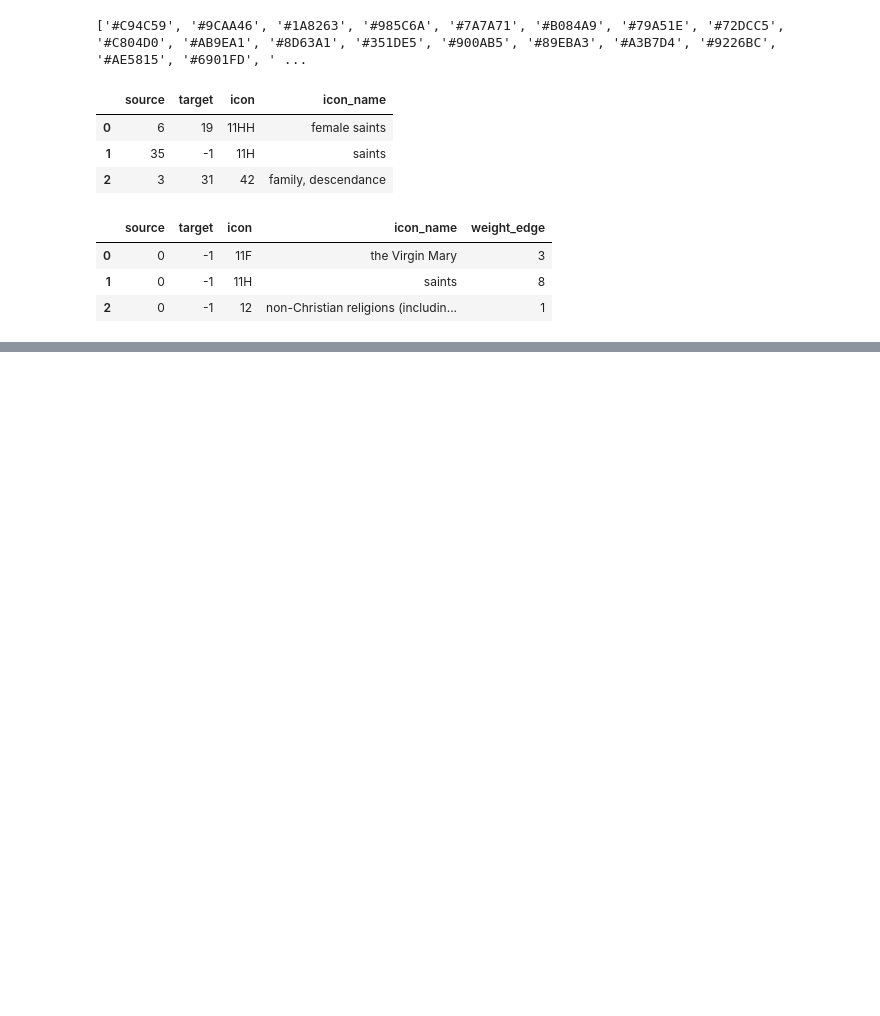
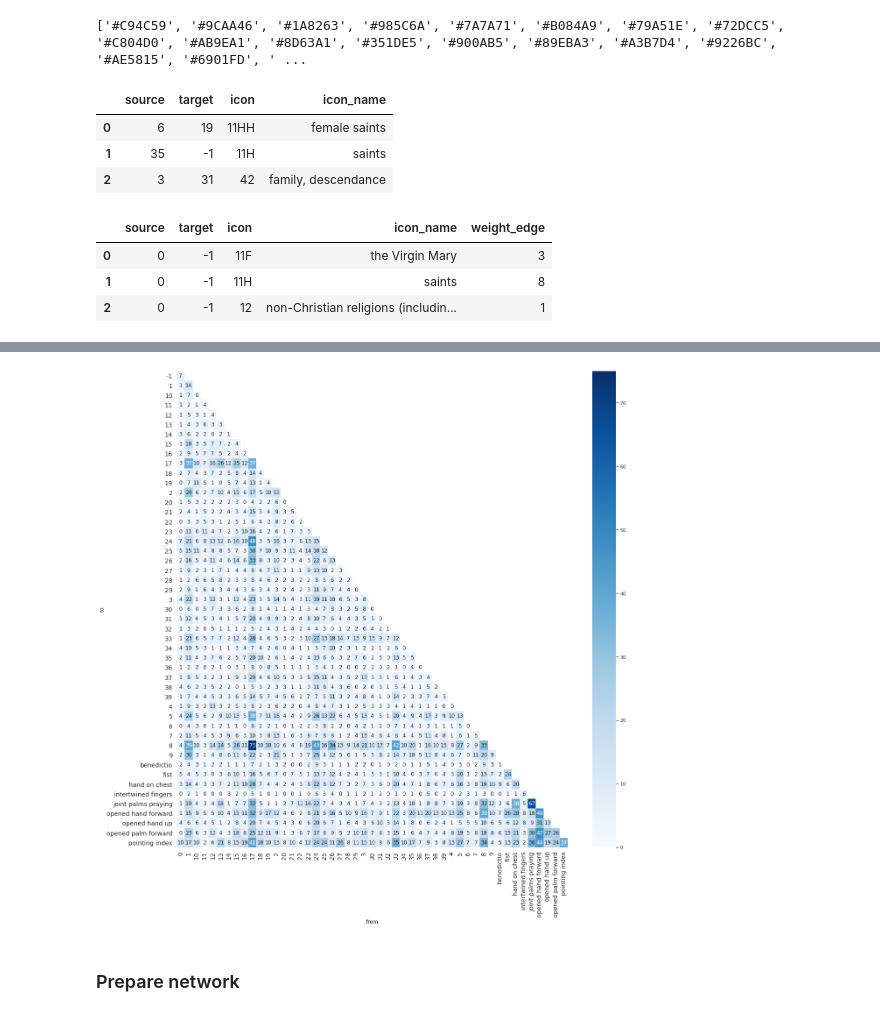
Before and after one commit to VBernasconi/Network_hands, a Jupyter notebook: Interactive_network_creation_08_2023.ipynb, the cells around one changed output, grey strips where cells are left out. Drawn from its saved outputs; the diff is of its cells as text; code cells hidden in the pictures; blank space fills up the shorter version.

```diff
--- a/Interactive_network_creation_08_2023.ipynb
+++ b/Interactive_network_creation_08_2023.ipynb
@@ -1058,0 +1195,6 @@ createNetwork("icon_nx_clusters_non_flipped_hands_2_degree.html", node_df, edge_
+# %%
+hands_combination = createHandsCombination(df_hands_clusters_flipped_dim)
+# %%
+from_, to_, icon_, icon_name_ = prepareNetwork(hands_combination, df_hands_clusters_flipped_dim)
+# %%
+df_combinations_simple = pd.DataFrame({'from': from_, 'to': to_})
@@ -1058,0 +1203,4 @@ createNetwork("icon_nx_clusters_non_flipped_hands_2_degree.html", node_df, edge_
+# %%
+counter_df_ = df_combinations_simple.groupby(df_combinations_simple.columns.tolist(), as_index=False, dropna=False).size()
+counter_df_ = counter_df_.fillna('None')
+heatmap_df_ = counter_df_.pivot_table(index='from', columns='to', values='size', fill_value=0, dropna=False)
@@ -1058,0 +1227,12 @@ createNetwork("icon_nx_clusters_non_flipped_hands_2_degree.html", node_df, edge_
+# %%
+fig, ax = plt.subplots(figsize=(20,20))
+mask = np.triu(np.ones_like(heatmap_df_.T, dtype=bool), 1)
+b = sns.heatmap(heatmap_df_.T, mask=mask, cmap="Blues", annot=True)
+b.tick_params(labelsize=14)
+ax.tick_params(axis='y', rotation=0)
+ax.set_facecolor("white")
+plt.savefig('hands_flipped_dm_combination_heatmap_.png', dpi=150)
+# %% [output]
+[figure, added]
+# %% [markdown]
+### Prepare network
```
Also changed, not shown: parts of 46 cells of this notebook, 1 other file.
